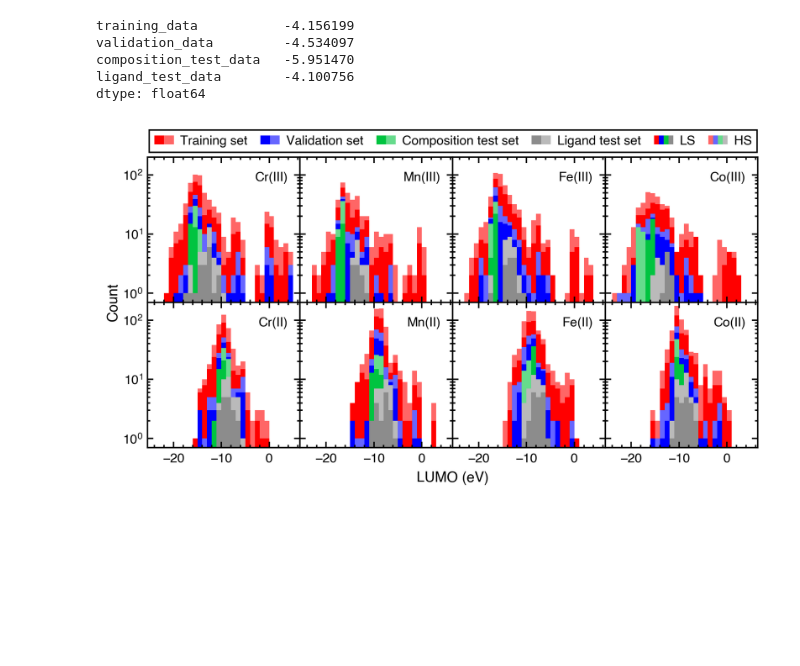
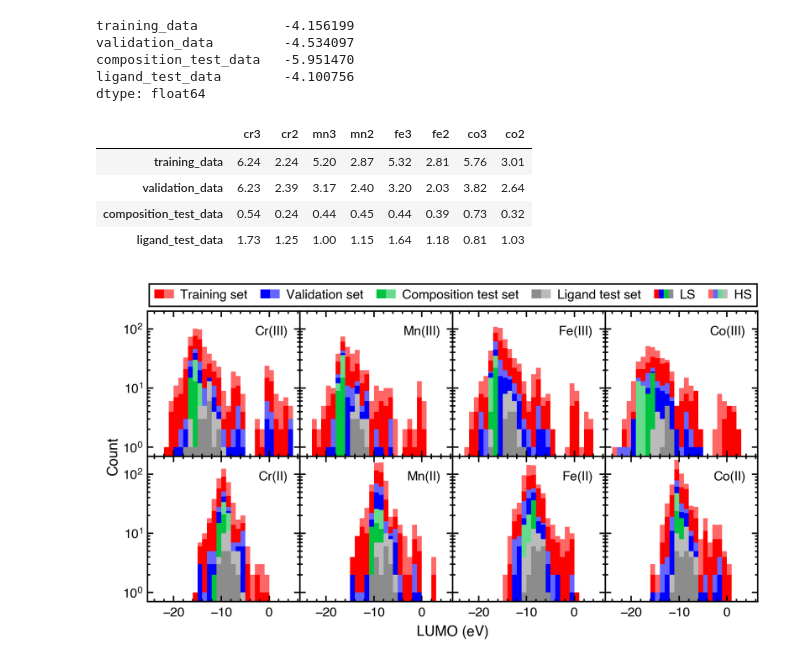
Before and after one commit to hjkgrp/many_body_ml, a Jupyter notebook: scripts_and_notebooks/plotting/histograms_target_data.ipynb, the cells around one changed output. Saved outputs shown, nothing was run; the diff lists cells and outputs as text; code cells hidden in the pictures; blank space fills up the shorter version.

```diff
--- a/scripts_and_notebooks/plotting/histograms_target_data.ipynb
+++ b/scripts_and_notebooks/plotting/histograms_target_data.ipynb
@@ -259,6 +259,23 @@ validation_data         -4.534097
 composition_test_data   -5.951470
 ligand_test_data        -4.100756
 dtype: float64
+# %%
+cols = {}
+for core in unique_cores:
+    col = {}
+    for i, (df, df_name) in enumerate(zip(data_sets, df_names)):
+        cores = df[["metal", "ox"]].apply(lambda x: f"{x.metal}{x.ox}", axis=1).values
+        mask = cores == core
+        y = df[mask][TargetProperty.ORBITALS.full_name()].values[:, :2].flatten()
+        col[df_name] = y.std()
+    cols[core] = col
+pd.DataFrame.from_dict(cols).round(2)
+# %% [output]
+|  | cr3 | cr2 | mn3 | mn2 | fe3 | fe2 | co3 | co2 |
+| training_data | 6.24 | 2.24 | 5.20 | 2.87 | 5.32 | 2.81 | 5.76 | 3.01 |
+| validation_data | 6.23 | 2.39 | 3.17 | 2.40 | 3.20 | 2.03 | 3.82 | 2.64 |
+| composition_test_data | 0.54 | 0.24 | 0.44 | 0.45 | 0.44 | 0.39 | 0.73 | 0.32 |
+| ligand_test_data | 1.73 | 1.25 | 1.00 | 1.15 | 1.64 | 1.18 | 0.81 | 1.03 |
 # %%
 fig, ax = orbital_histogram(
     ls_transform=lambda x: x[:, 2],
```
Also changed, not shown: parts of 1 cell of this notebook.
